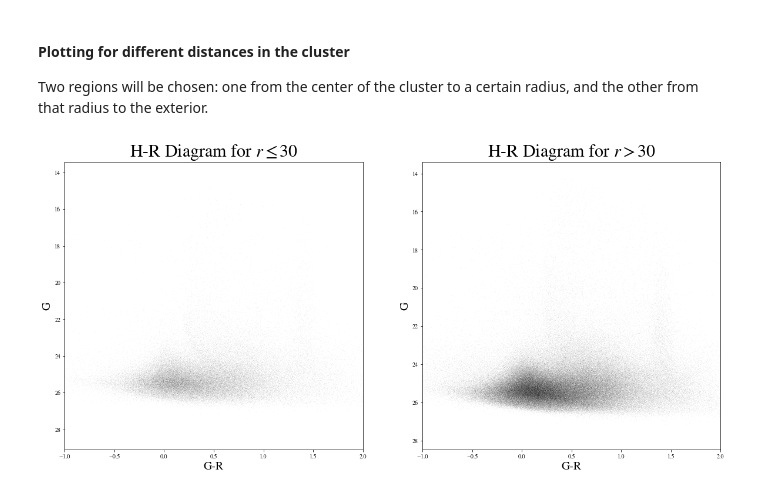
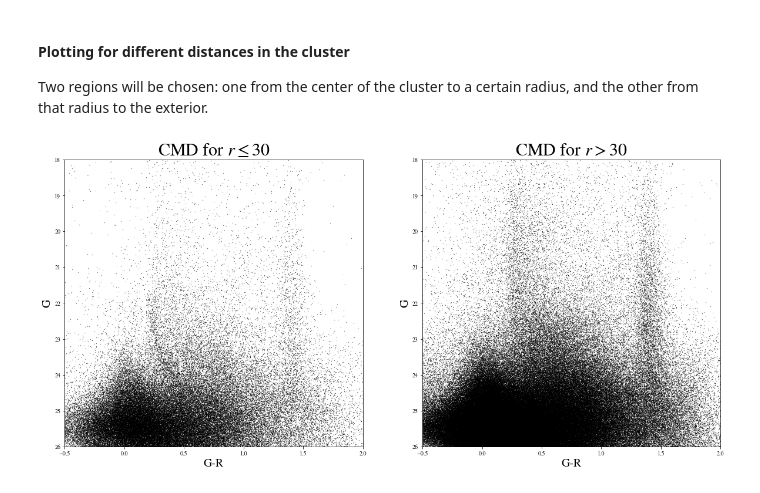
Before and after one commit to vPedreros/MW_Satellites, a Jupyter notebook: MW_satellites_nb.ipynb, the cells around one changed output. Cells and saved outputs as stored; diff of their text form; code cells hidden in the pictures.

```diff
--- a/MW_satellites_nb.ipynb
+++ b/MW_satellites_nb.ipynb
@@ -36,2 +40,4 @@ df
+# %%
+df.insert(7, 'g-r', df.g - df.r, True)
 # %% [markdown]
 Some first ideas:
@@ -79,7 +68,7 @@ plot_hrd(df_mean)
 
 Two regions will be chosen: one from the center of the cluster to a certain radius, and the other from that radius to the exterior.
 # %%
-def plot_hrd_radius(df, radius):
+def plot_cmd_radius(df, radius):
     inner_mask = df.rd <= radius
 
     df_inner = df.loc[inner_mask]
@@ -91,17 +80,18 @@ def plot_hrd_radius(df, radius):
     y_outer = df_outer['g']
 
     fig, axs = plt.subplots(1, 2, figsize=(20,9))
-    axs[0].scatter(x_inner, y_inner, s=.0001, c='k')#, alpha=0.1)
-    axs[1].scatter(x_outer, y_outer, s=.0001, c='k')#, alpha=0.1)
-    axs[0].set_title('H-R Diagram for $r\leq$' + str(radius))
-    axs[1].set_title('H-R Diagram for $r>$' + str(radius))
+    axs[0].scatter(x_inner, y_inner, s=.05, c='k')#, alpha=0.1)
+    axs[1].scatter(x_outer, y_outer, s=.05, c='k')#, alpha=0.1)
+    axs[0].set_title('CMD for $r\leq$' + str(radius))
+    axs[1].set_title('CMD for $r>$' + str(radius))
     for ax in axs:
         ax.set_ylabel('G')
         ax.set_xlabel('G-R')
-        ax.set_xlim((-1, 2))
+        ax.set_xlim((-.5, 2))
+        ax.set_ylim((18, 26))
         ax.set_ylim(ax.get_ylim()[::-1])
 # %%
 r_inner = 30
-plot_hrd_radius(df_mean, r_inner)
+plot_cmd_radius(df, r_inner)
 # %% [output]
-[figure, old version]
+[figure, new version]
```
Also changed, not shown: parts of 23 cells of this notebook, 3 other files.
